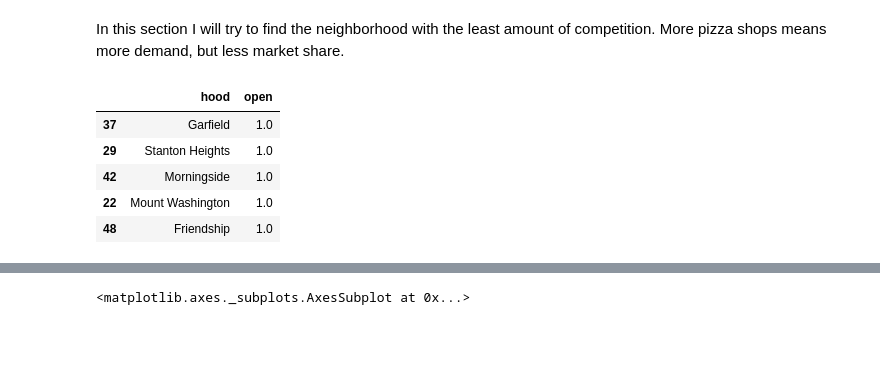
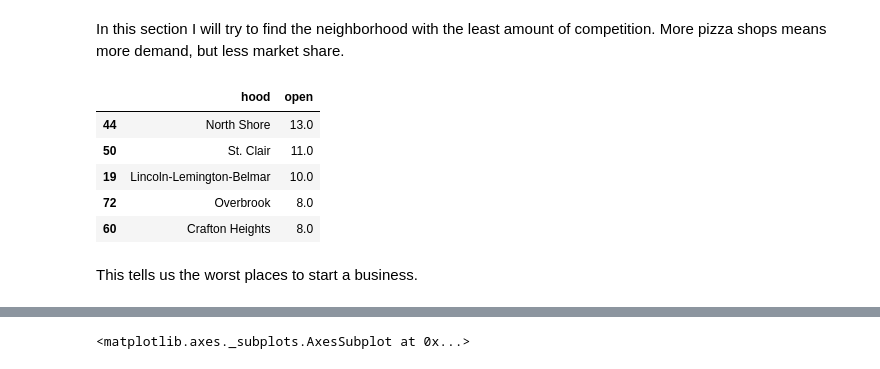
Before and after one commit to N-F9/big-ideas-final-project, a Jupyter notebook: jbr61-comp.ipynb, the cells around one changed output, grey strips where cells are left out. Saved outputs shown, nothing was run; the diff lists cells and outputs as text; code cells hidden in the pictures; blank space fills up the shorter version.

```diff
--- a/jbr61-comp.ipynb
+++ b/jbr61-comp.ipynb
@@ -57,14 +57,16 @@ In this section I will try to find the neighborhood with the least amount of com
 # %%
 hoods_open = open_pizza.groupby("municipal").count()
 hoods_open_map = neighborhoods_map.merge(mun_df, how='left', left_on='hood', right_on='hood')
-hoods_open_map[['hood','open']].sort_values('open', ascending=True).head()
+hoods_open_map[['hood','open']].sort_values('open', ascending=False).head()
 # %% [output]
 |  | hood | open |
-| 37 | Garfield | 1.0 |
-| 29 | Stanton Heights | 1.0 |
-| 42 | Morningside | 1.0 |
-| 22 | Mount Washington | 1.0 |
-| 48 | Friendship | 1.0 |
+| 44 | North Shore | 13.0 |
+| 50 | St. Clair | 11.0 |
+| 19 | Lincoln-Lemington-Belmar | 10.0 |
+| 72 | Overbrook | 8.0 |
+| 60 | Crafton Heights | 8.0 |
+# %% [markdown]
+This tells us the worst places to start a business.
 # %%
 list_of_un_mun = open_pizza['municipal'].unique()
 # %%
```
Also changed, not shown: parts of 2 cells of this notebook.
